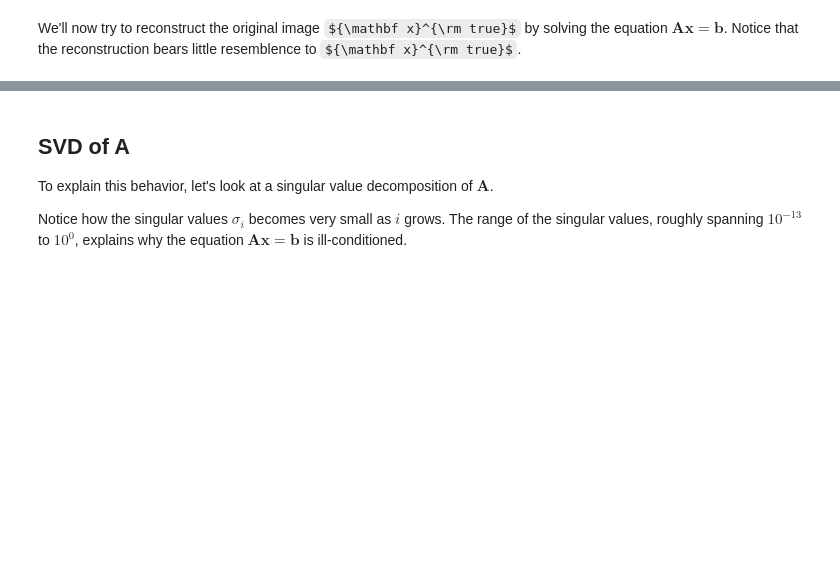
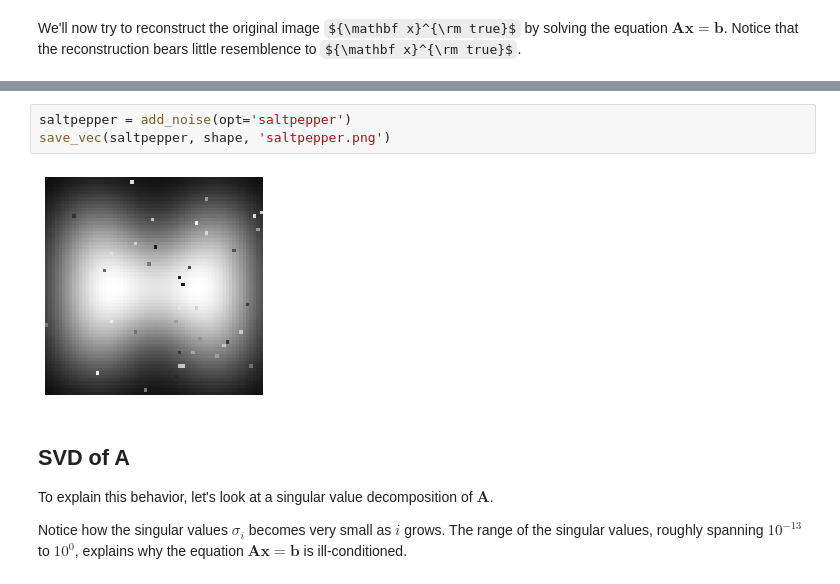
Before and after one commit to davidaustinm/deblurring, a Jupyter notebook: deblurring_Image64x64_MP_January_3.ipynb, the cells around one changed output, grey strips where cells are left out. Cells and saved outputs as stored; diff of their text form; some formulas as TeX source; blank space fills up the shorter version.

```diff
--- a/deblurring_Image64x64_MP_January_3.ipynb
+++ b/deblurring_Image64x64_MP_January_3.ipynb
@@ -269,3 +312,8 @@ save_vec(reconstruct, shape, 'x_naive.png')
+# %%
+saltpepper = add_noise(opt='saltpepper')
+save_vec(saltpepper, shape, 'saltpepper.png')
+# %% [output]
+[figure, added]
 # %% [markdown]
 ## SVD of A
 
```
Also changed, not shown: parts of 22 cells of this notebook, 1 other file.
